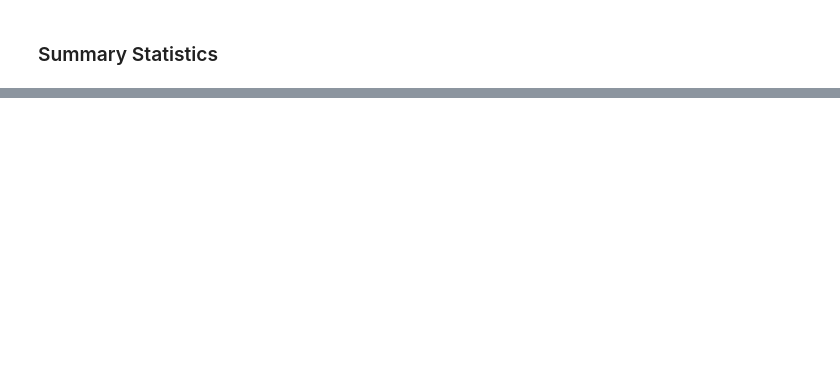
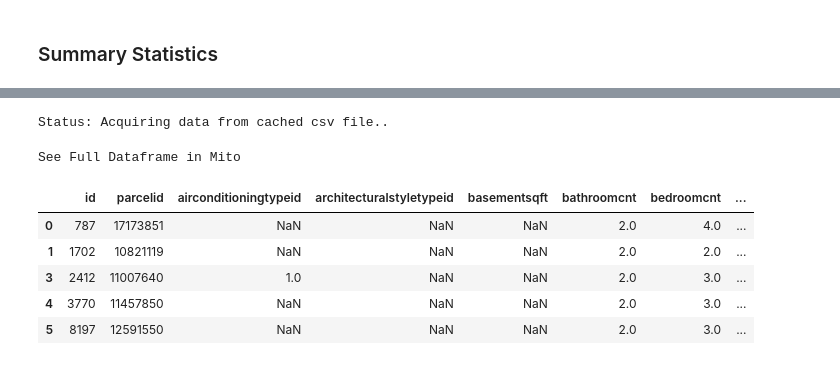
Before and after one commit to stephenkipkurui/clustering-exercises, a Jupyter notebook: clustering_exercises.ipynb, the cells around one changed output, grey strips where cells are left out. Cells and saved outputs as stored; diff of their text form; code cells hidden in the pictures; blank space fills up the shorter version.

```diff
--- a/clustering_exercises.ipynb
+++ b/clustering_exercises.ipynb
@@ -63,0 +176,14 @@ zillow.describe()
+# %%
+# Create DF with only single family properties
+
+zillow_sinlge_family = single_family_properties()
+zillow_sinlge_family.head()
+# %% [output]
+Status: Acquiring data from cached csv file..
+See Full Dataframe in Mito
+|  | id | parcelid | airconditioningtypeid | architecturalstyletypeid | basementsqft | bathroomcnt | bedroomcnt | ... |
+| 0 | 787 | 17173851 | NaN | NaN | NaN | 2.0 | 4.0 | ... |
+| 1 | 1702 | 10821119 | NaN | NaN | NaN | 2.0 | 2.0 | ... |
+| 3 | 2412 | 11007640 | 1.0 | NaN | NaN | 2.0 | 3.0 | ... |
+| 4 | 3770 | 11457850 | NaN | NaN | NaN | 2.0 | 3.0 | ... |
+| 5 | 8197 | 12591550 | NaN | NaN | NaN | 2.0 | 3.0 | ... |
```
Also changed, not shown: parts of 28 cells of this notebook.
